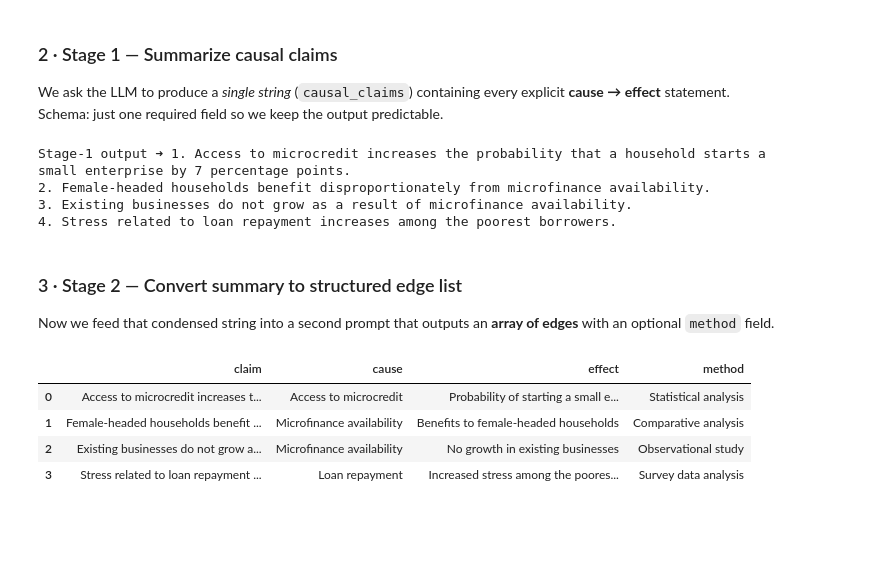
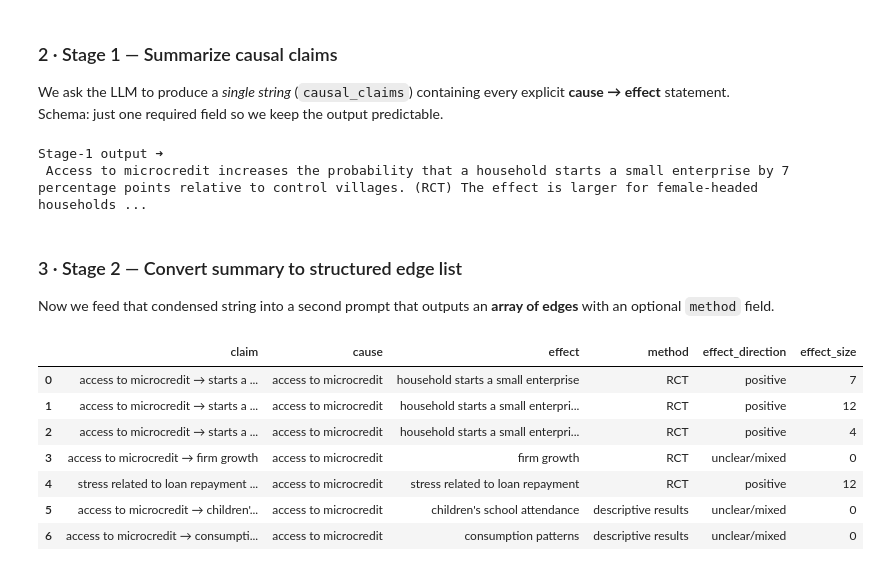
Before and after one commit to prashgarg/LLM-retrieval-generation, a Jupyter notebook: 20_two_stage_retrieval.ipynb, the cells around one changed output. Saved outputs shown, nothing was run; the diff lists cells and outputs as text; code cells hidden in the pictures; blank space fills up the shorter version.

```diff
--- a/20_two_stage_retrieval.ipynb
+++ b/20_two_stage_retrieval.ipynb
@@ -76,21 +91,29 @@ summary_schema = {
 stage1_resp = client.chat.completions.create(
     model="gpt-4o-mini",
     messages=[
-        {"role": "system",
-         "content": "List every explicit cause–effect statement from the text."},
+        {
+            "role": "system",
+            "content": (
+                "Write a concise VERBAL summary that enumerates every explicit cause–effect claim in the text. "
+                "Use short, declarative sentences. For EACH claim, explicitly state: "
+                "(i) the cause and effect, (ii) the empirical method as named in the text (if given), "
+                "(iii) the direction of effect (say 'increases' or 'decreases' or 'no detectable effect'), "
+                "and (iv) the effect size as a numeral with the wording found (e.g., '7 percentage points', '12%'). "
+                "If subgroup effects are reported (e.g., by gender or income), include SEPARATE sentences for each subgroup. "
+                "Avoid bullet points, tables, or lists—just clear prose. Do not speculate beyond the text."
+            )
+        },
         {"role": "user", "content": page_text}
     ],
-    temperature=0.3,  # low: we want faithful extraction
+    temperature=0.3,
     response_format=summary_schema
 )
 
 causal_claims_text = json.loads(stage1_resp.choices[0].message.content)["causal_claims"]
-print("Stage-1 output ➜", causal_claims_text)
+print("Stage-1 output ➜\n", causal_claims_text)
 # %% [output]
-Stage-1 output ➜ 1. Access to microcredit increases the probability that a household starts a small enterprise by 7 percentage points.
-2. Female-headed households benefit disproportionately from microfinance availability.
-3. Existing businesses do not grow as a result of microfinance availability.
-4. Stress related to loan repayment increases among the poorest borrowers.
+Stage-1 output ➜
+ Access to microcredit increases the probability that a household starts a small enterprise by 7 percentage points relative to control villages. (RCT) The effect is larger for female-headed households ...
 # %% [markdown]
 ### 3 · Stage 2 — Convert summary to structured edge list
 
@@ -106,48 +129,65 @@ edge_schema = {
             "type": "object",
             "properties": {
                 "edges": {
                     "type": "array",
                     "items": {
                         "type": "object",
                         "properties": {
-                            "claim":  {"type": "string"},
-                            "cause":  {"type": "string"},
-                            "effect": {"type": "string"},
-                            "method": {"type": "string"}
+                            "claim":            {"type": "string"},
+                            "cause":            {"type": "string"},
+                            "effect":           {"type": "string"},
+                            "method":           {"type": "string"},
+                            "effect_direction": {"type": "string", "enum": ["positive","negative","unclear/mixed"]},
+                            "effect_size":      {"type": "number"}   # numeric only (strip symbols/units)
                         },
-                        # 🟢 now *including* "method"
-                        "required": ["claim", "cause", "effect", "method"],
+                        "required": ["claim","cause","effect","method","effect_direction","effect_size"],
                         "additionalProperties": False
                     }
                 }
             },
             "required": ["edges"],
             "additionalProperties": False
         }
     }
 }
 
-
 stage2_resp = client.chat.completions.create(
     model="gpt-4o-mini",
     messages=[
-        {"role": "system",
-         "content": "Extract each relationship in 'A -> B' format. "
-                    "Include method if explicitly stated."},
+        {
+            "role": "system",
+            "content": (
+                "You are given a short VERBAL summary that describes causal claims (cause, effect, method, "
+                "direction, and effect size) in sentences. Extract each claim and output strictly valid JSON "
+                "matching the provided schema. \n\n"
+                "Parsing rules:\n"
+                "• Map direction words: 'increases'/'higher' → effect_direction='positive'; "
+                "'decreases'/'lower' → 'negative'; 'no detectable effect'/'null' → 'unclear/mixed'.\n"
+                "• Parse the main numeric magnitude in each sentence as effect_size (number only, no symbols/units). "
+                "Examples: '7 percentage points' → 7; '12%' → 12; 'approximately 0' → 0.\n"
+                "• If subgroup-specific effects are mentioned, emit a separate edge per subgroup and include the subgroup "
+                "in the 'effect' text (e.g., 'household starts small enterprise (female-headed)').\n"
+                "• 'method' should replicate the method name as stated in the sentence if available; otherwise set to an empty string.\n"
+                "• 'claim' should be a human-readable concatenation, e.g., 'access to microcredit → starts a small enterprise (female-headed)'."
+            )
+        },
         {"role": "user", "content": causal_claims_text}
     ],
     temperature=0,
     response_format=edge_schema
 )
 
 edges = json.loads(stage2_resp.choices[0].message.content)["edges"]
 pd.DataFrame(edges)
 # %% [output]
-|  | claim | cause | effect | method |
-| 0 | Access to microcredit increases t... | Access to microcredit | Probability of starting a small e... | Statistical analysis |
-| 1 | Female-headed households benefit ... | Microfinance availability | Benefits to female-headed households | Comparative analysis |
-| 2 | Existing businesses do not grow a... | Microfinance availability | No growth in existing businesses | Observational study |
-| 3 | Stress related to loan repayment ... | Loan repayment | Increased stress among the poores... | Survey data analysis |
+|  | claim | cause | effect | method | effect_direction | effect_size |
+| 0 | access to microcredit → starts a ... | access to microcredit | household starts a small enterprise | RCT | positive | 7 |
+| 1 | access to microcredit → starts a ... | access to microcredit | household starts a small enterpri... | RCT | positive | 12 |
+| 2 | access to microcredit → starts a ... | access to microcredit | household starts a small enterpri... | RCT | positive | 4 |
+| 3 | access to microcredit → firm growth | access to microcredit | firm growth | RCT | unclear/mixed | 0 |
+| 4 | stress related to loan repayment ... | access to microcredit | stress related to loan repayment | RCT | positive | 12 |
+| 5 | access to microcredit → children'... | access to microcredit | children's school attendance | descriptive results | unclear/mixed | 0 |
+| 6 | access to microcredit → consumpti... | access to microcredit | consumption patterns | descriptive results | unclear/mixed | 0 |
 # %% [markdown]
 ### 4 · Interpretation
 
```
Also changed, not shown: parts of 2 cells of this notebook, 11 other files.
